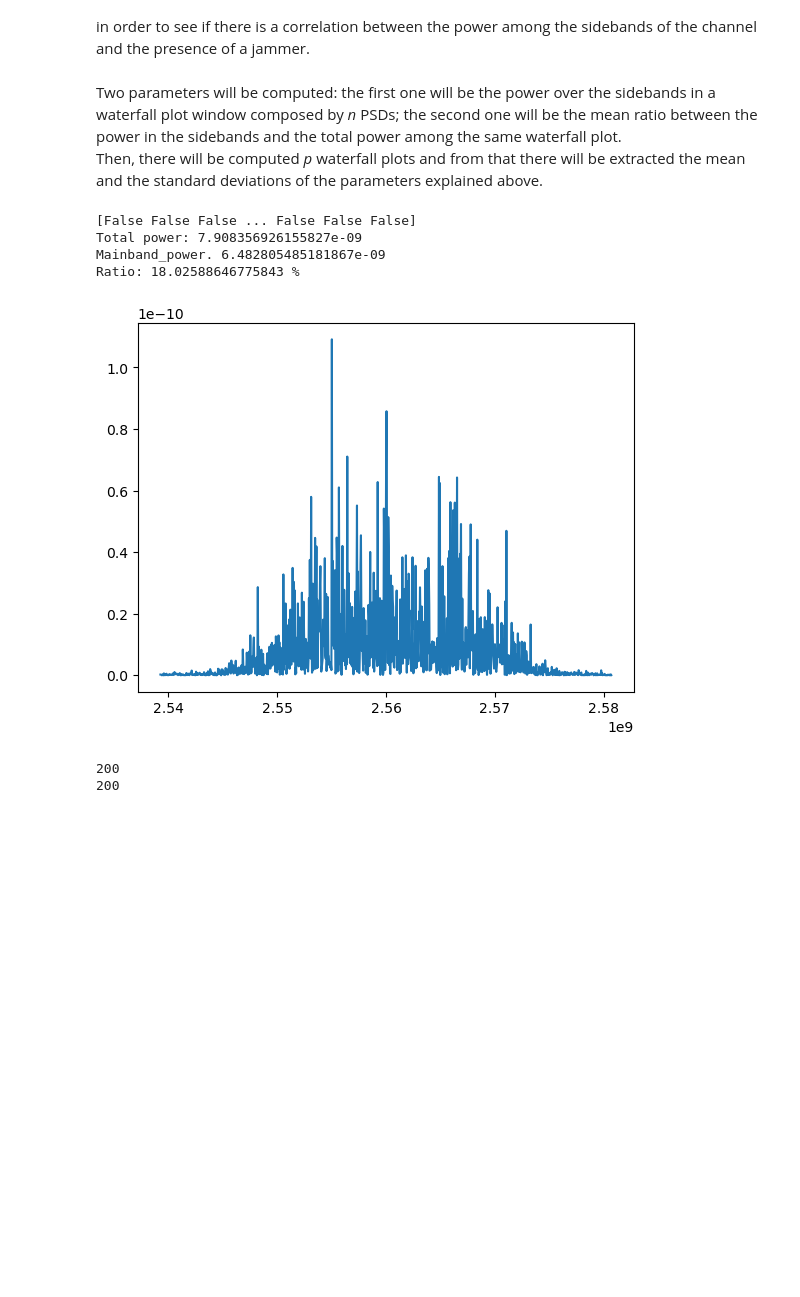
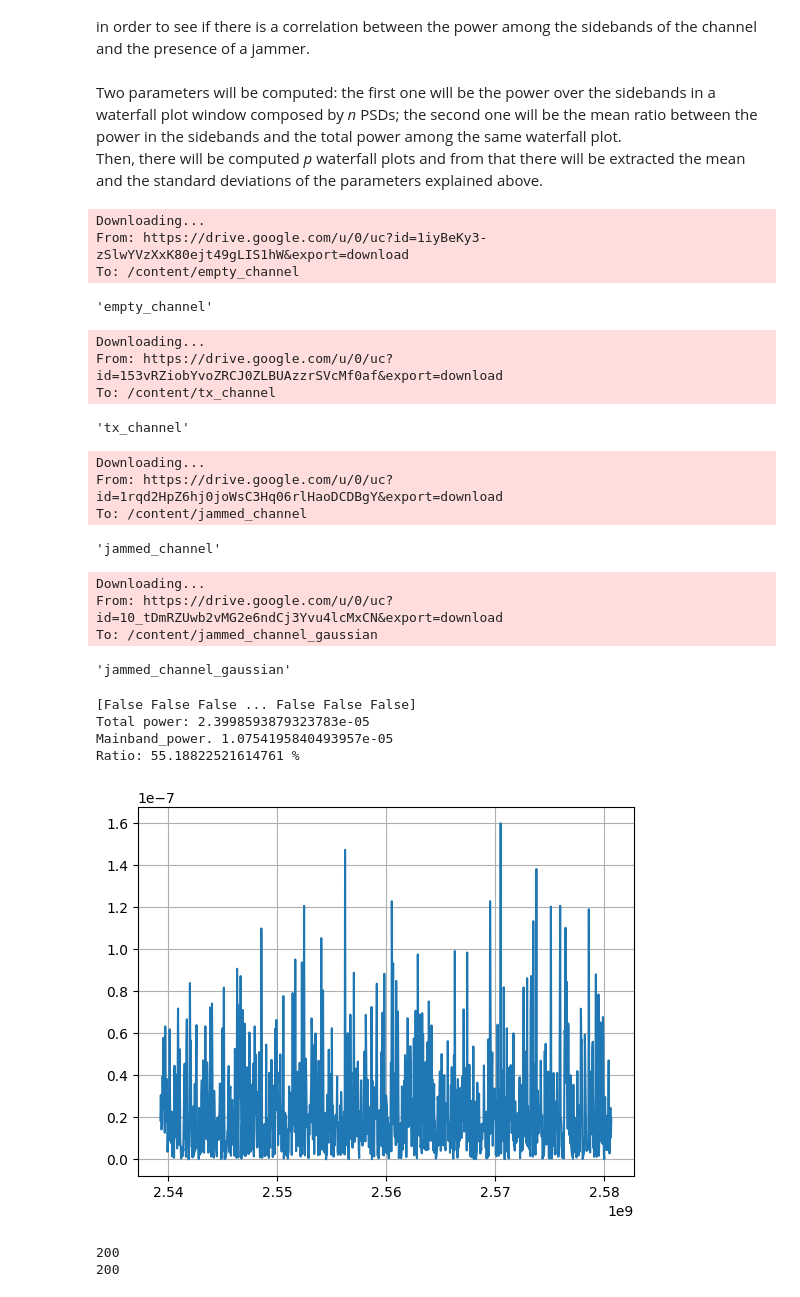
Before and after one commit to Varots/My_thesis, a Jupyter notebook: Sideband_power/Computing_sideband_power.ipynb, the cells around one changed output. Saved outputs shown, nothing was run; the diff lists cells and outputs as text; code cells hidden in the pictures; blank space fills up the shorter version.

```diff
--- a/Sideband_power/Computing_sideband_power.ipynb
+++ b/Sideband_power/Computing_sideband_power.ipynb
@@ -17,38 +18,76 @@ import matplotlib.pyplot as plt
+# %%
+url = "https://drive.google.com/u/0/uc?id=1iyBeKy3-zSlwYVzXxK80ejt49gLIS1hW&export=download"
+output = "empty_channel"
+gdown.download(url, output)
+# %% [output]
+Downloading...
+From: https://drive.google.com/u/0/uc?id=1iyBeKy3-zSlwYVzXxK80ejt49gLIS1hW&export=download
+To: /content/empty_channel
+'empty_channel'
+# %%
+url = "https://drive.google.com/u/0/uc?id=153vRZiobYvoZRCJ0ZLBUAzzrSVcMf0af&export=download"
+output = "tx_channel"
+gdown.download(url, output)
+# %% [output]
+Downloading...
+From: https://drive.google.com/u/0/uc?id=153vRZiobYvoZRCJ0ZLBUAzzrSVcMf0af&export=download
+To: /content/tx_channel
+'tx_channel'
+# %%
+url = "https://drive.google.com/u/0/uc?id=1rqd2HpZ6hj0joWsC3Hq06rlHaoDCDBgY&export=download"
+output = "jammed_channel"
+gdown.download(url, output)
+# %% [output]
+Downloading...
+From: https://drive.google.com/u/0/uc?id=1rqd2HpZ6hj0joWsC3Hq06rlHaoDCDBgY&export=download
+To: /content/jammed_channel
+'jammed_channel'
+# %%
+url = "https://drive.google.com/u/0/uc?id=10_tDmRZUwb2vMG2e6ndCj3Yvu4lcMxCN&export=download"
+output = "jammed_channel_gaussian"
+gdown.download(url, output)
+# %% [output]
+Downloading...
+From: https://drive.google.com/u/0/uc?id=10_tDmRZUwb2vMG2e6ndCj3Yvu4lcMxCN&export=download
+To: /content/jammed_channel_gaussian
+'jammed_channel_gaussian'
 # %%
 ## example of how to compute a PSD and plot it
-file = np.fromfile(open("empty_channel"), dtype=np.complex64) ## empty channel case
+file = np.fromfile(open("jammed_channel_gaussian"), dtype=np.complex64) ## empty channel case
 samp_rate=41.44*1e6
 ##f is my array that contains i/q samples
 n=1024
 x=file[0:0+n] ##first n samples
 PSD = np.abs(np.fft.fft(x))**2 / (n*samp_rate)
 PSD_shifted = np.fft.fftshift(PSD)
 fc=2.56*1e9
 f = np.arange(samp_rate/-2.0, samp_rate/2.0, samp_rate/n) # start, stop, step.  centered around 0 Hz
 f += fc ## shift the plot
 bandwidth=18.43*1e6
 mask_1= f>=(fc-bandwidth/2)
 mask_2= f<=(fc+bandwidth/2)
 mask=np.bitwise_and(mask_1,mask_2) ## mask of my mainband
 print(mask)
 total_power=np.sum(PSD_shifted)
 mainband_power=np.sum(PSD_shifted[mask])
 sideband_power= total_power- mainband_power ## compute the power among mainband, sideband and the total power
 ratio= sideband_power*100/ total_power
 print("Total power:", total_power)
 print("Mainband_power.", mainband_power)
 print("Ratio:", ratio, "%")
 plt.plot(f, PSD_shifted)
+plt.grid()
+plt.savefig("jammed_channel_gaussian_psd.pdf")
 plt.show()
 
 
 ##JUST TO SEE IF I AM PLOTTING EVERYTHING CORRECTLY!!!!!
 # %% [output]
 [False False False ... False False False]
-Total power: 7.908356926155827e-09
-Mainband_power. 6.482805485181867e-09
-Ratio: 18.02588646775843 %
+Total power: 2.3998593879323783e-05
+Mainband_power. 1.0754195840493957e-05
+Ratio: 55.18822521614761 %
-[figure, old version]
+[figure, new version]
 # %%
 def compute_sideband(channel_descriptor):
     ch_desc = np.fromfile(open(channel_descriptor), dtype=np.complex64)
```
Also changed, not shown: parts of 1 cell of this notebook.
